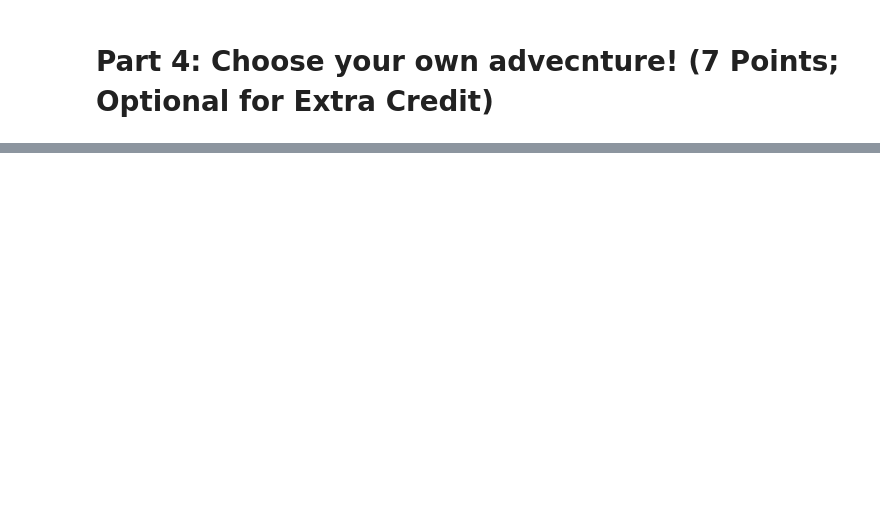
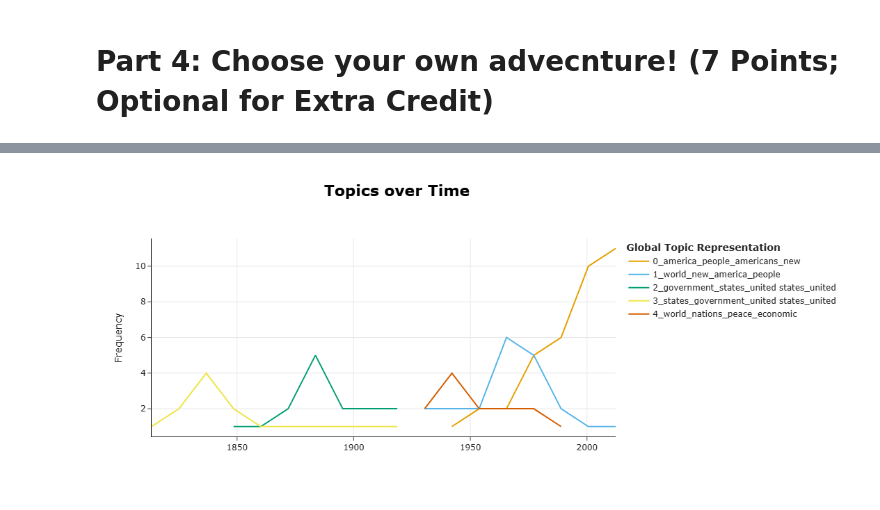
Before and after one commit to UCB-stat-159-f25/proj02-group03, a Jupyter notebook: nlp-P04.ipynb, the cells around one changed output, grey strips where cells are left out. Saved outputs shown, nothing was run; the diff lists cells and outputs as text; code cells hidden in the pictures; blank space fills up the shorter version.

Commit message:
Updated nlp-P04 with the visualizations from the problem statement, completing the question. (Harish)

```diff
--- a/nlp-P04.ipynb
+++ b/nlp-P04.ipynb
@@ -28,0 +58,6 @@ topic_model.update_topics(docs, vectorizer_model=vectorizer_model)
+# %%
+timestamps = sou["Year"]
+topics_over_time = topic_model.topics_over_time(docs, timestamps, nr_bins=20)
+topic_model.visualize_topics_over_time(topics_over_time, top_n_topics = 5)
+# %% [output]
+[figure, added]
```
Also changed, not shown: parts of 10 cells of this notebook, 3 other files.
